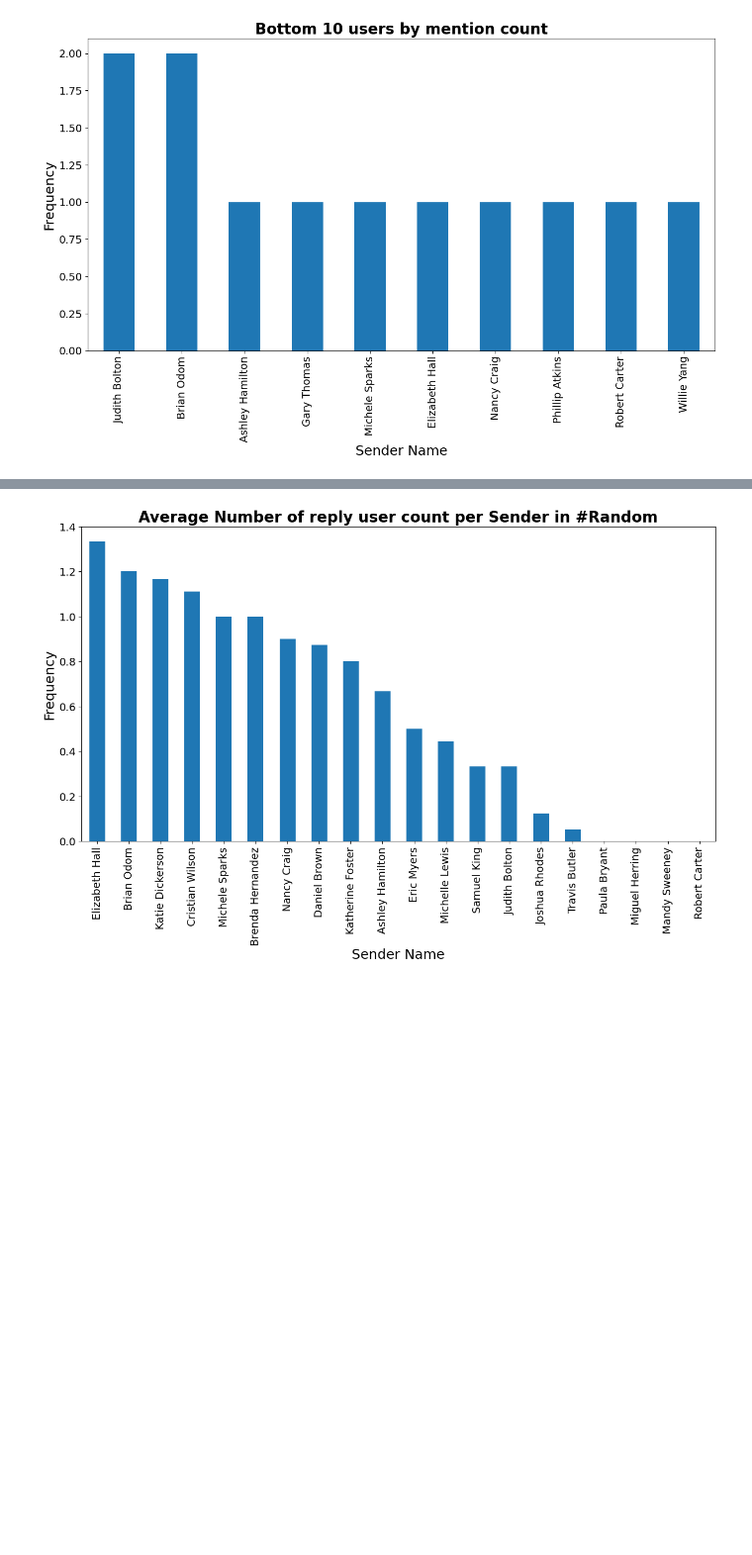
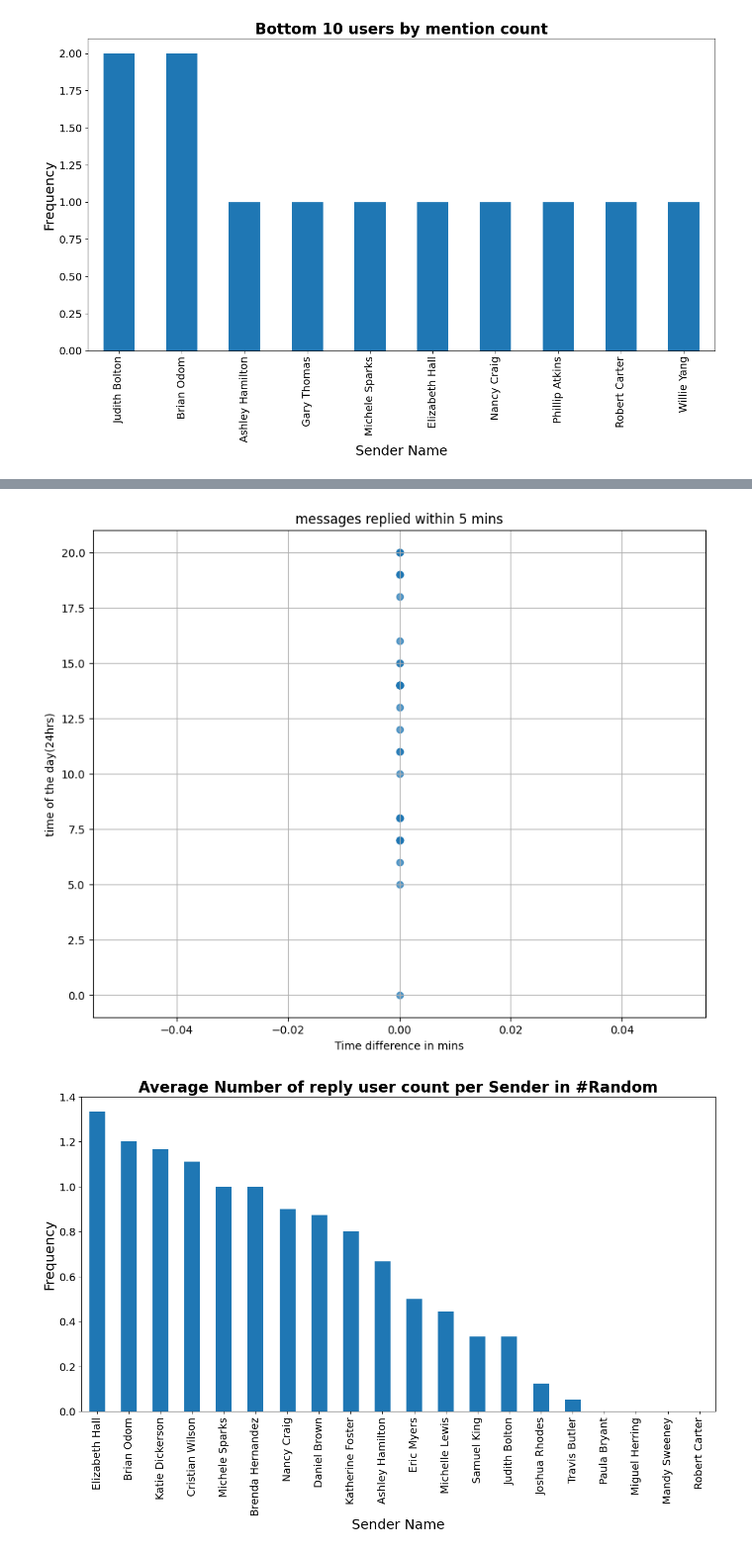
Before and after one commit to Keriii/week-0, a Jupyter notebook: notebooks/parse_slack_data.ipynb, the cells around one changed output, grey strips where cells are left out. Shown at 99% size. Drawn from its saved outputs; the diff is of its cells as text; code cells hidden in the pictures; blank space fills up the shorter version.

```diff
--- a/notebooks/parse_slack_data.ipynb
+++ b/notebooks/parse_slack_data.ipynb
@@ -200,0 +249,14 @@ def draw_user_reaction(data, channel='General'):
+# %%
+#which messages were perplied within five minutes
+#first convert the time the message was sent and the time the first reply was sent
+data['msg_sent_time'] = pd.to_datetime(data['msg_sent_time'], unit='s')
+data['time_thread_start'] = pd.to_datetime(data['time_thread_start'], unit='s')
+
+#now we can filterout the messages that dont have replies
+replied_msg = data[data['reply_count'] != 0]
+
+# now we can find the time difference between the first message and the first reply
+time_difference =  replied_msg['time_thread_start'] - replied_msg['msg_sent_time']
+
+# Filter messages with time difference less than or equal to 5 minutes
+messages_within_5_min = replied_msg[time_difference <= pd.Timedelta(minutes=5)]
@@ -201,3 +271,24 @@ def draw_user_reaction(data, channel='General'):
+# %%
+messages_within_5_min['hour_sent'] = messages_within_5_min['msg_sent_time'].dt.hour
+
+plt.figure(figsize=(10,8))
+plt.scatter(
+    (messages_within_5_min['time_thread_start'] - messages_within_5_min['msg_sent_time']).dt.total_seconds() / 60,
+    messages_within_5_min['hour_sent'],
+    # c=messages_within_5_min['channel_label'],
+    cmap='viridis',
+    alpha=0.7
+)
+
+plt.xlabel('Time difference in mins')
+plt.ylabel('time of the day(24hrs)')
+plt.title('messages replied within 5 mins')
+
+# plt.colorbar(label='Channel')
+plt.grid(True)
+plt.show()
+# %% [output]
+[figure, added]
 # %%
 draw_avg_reply_users_count(data)
 # %% [output]
```
Also changed, not shown: parts of 9 cells of this notebook.
